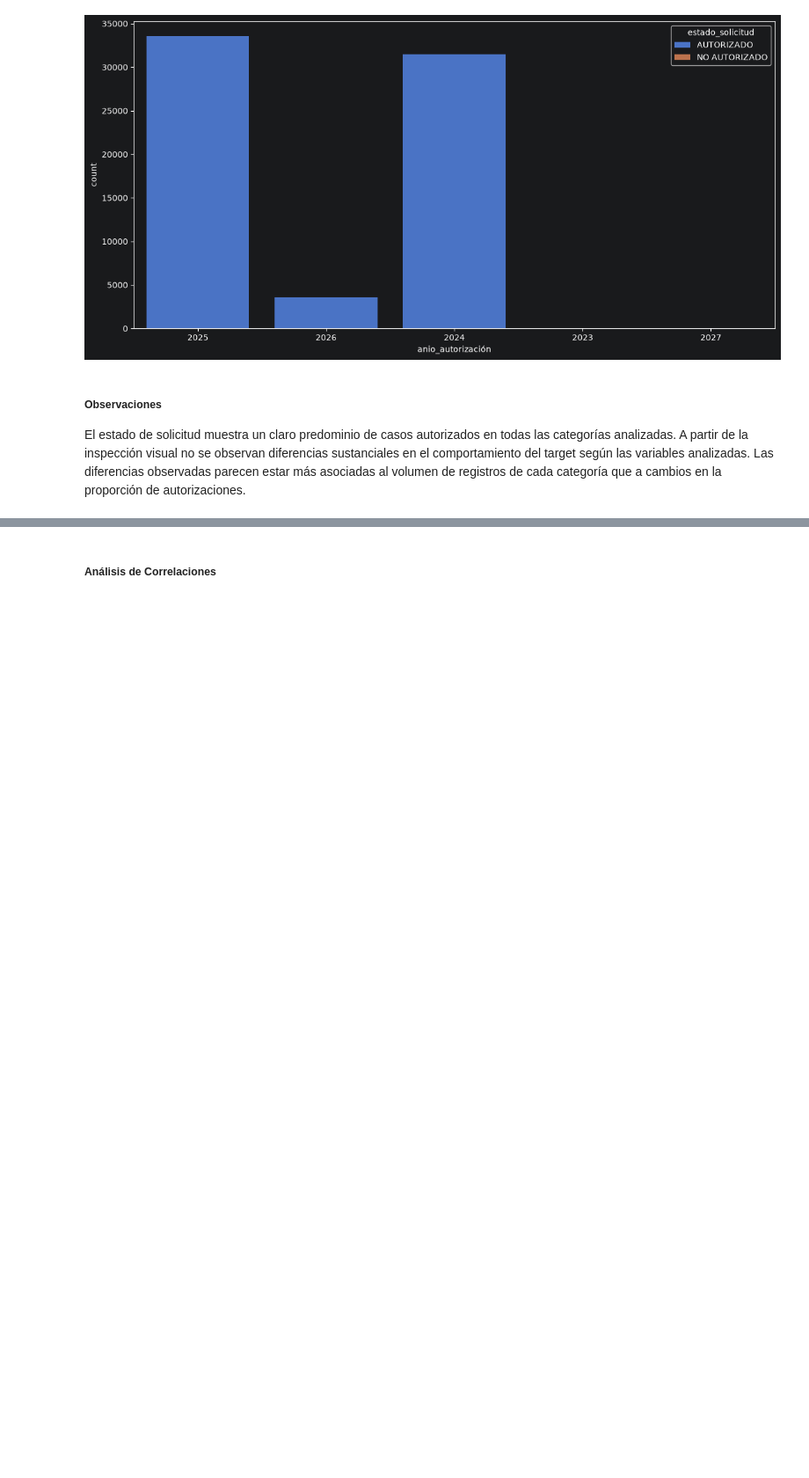
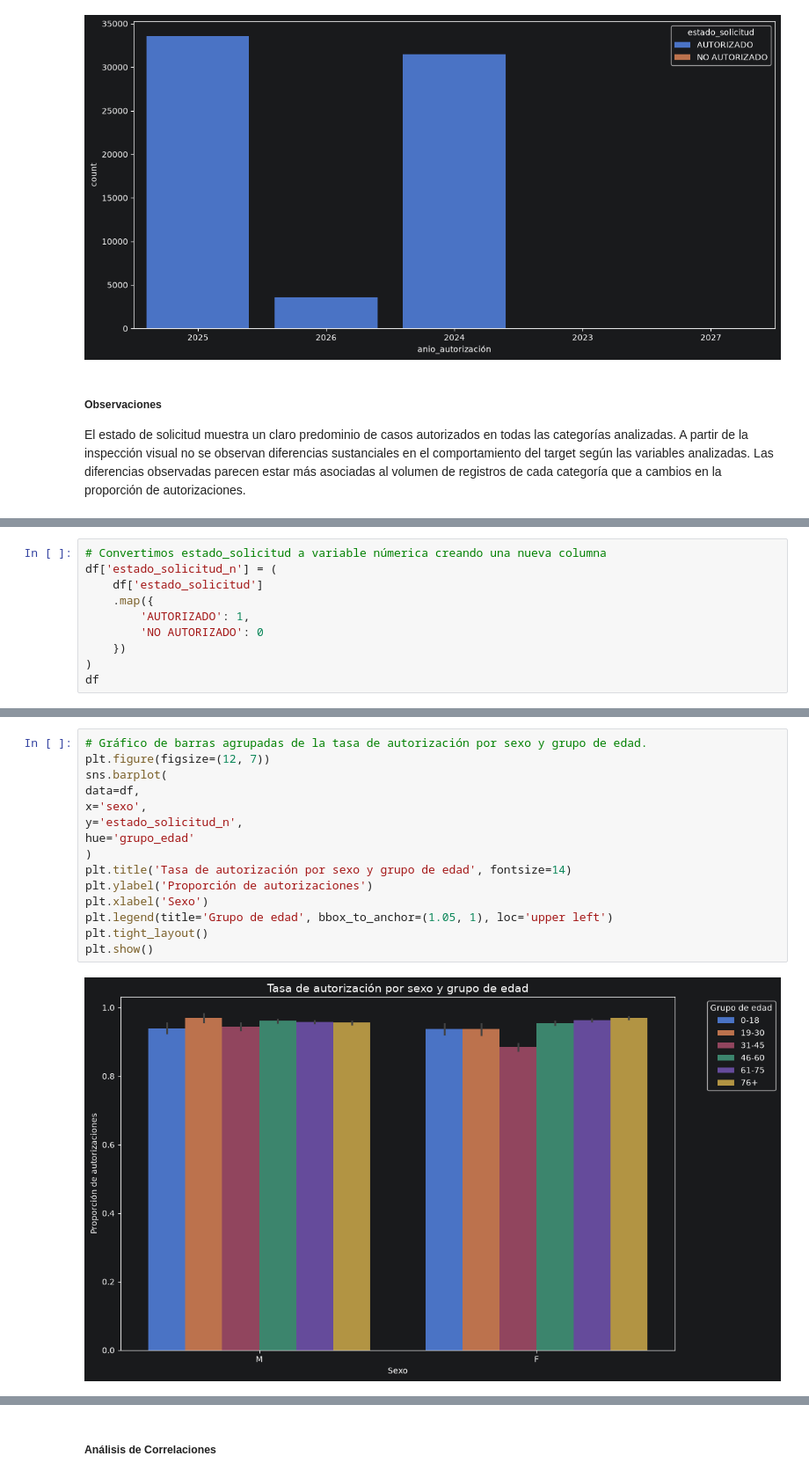
Before and after one commit to gperezucu/ucu-diploma-python_grupo_E, a Jupyter notebook: notebooks/practice.ipynb, the cells around one changed output, grey strips where cells are left out. Shown at 88% size. Saved outputs shown, nothing was run; the diff lists cells and outputs as text; blank space fills up the shorter version.

Commit message:
cambio en target frente a varias predictoras

```diff
--- a/notebooks/practice.ipynb
+++ b/notebooks/practice.ipynb
@@ -1041,0 +1015,10 @@ No se avanza con este tipo de análisis porque la combinación de varias predict
+# %%
+# Convertimos estado_solicitud a variable númerica creando una nueva columna
+df['estado_solicitud_n'] = (
+    df['estado_solicitud']
+    .map({
+        'AUTORIZADO': 1,
+        'NO AUTORIZADO': 0
+    })
+)
+df
@@ -1041,0 +1039,17 @@ No se avanza con este tipo de análisis porque la combinación de varias predict
+# %%
+# Gráfico de barras agrupadas de la tasa de autorización por sexo y grupo de edad.
+plt.figure(figsize=(12, 7))
+sns.barplot(
+data=df,
+x='sexo',
+y='estado_solicitud_n',
+hue='grupo_edad'
+)
+plt.title('Tasa de autorización por sexo y grupo de edad', fontsize=14)
+plt.ylabel('Proporción de autorizaciones')
+plt.xlabel('Sexo')
+plt.legend(title='Grupo de edad', bbox_to_anchor=(1.05, 1), loc='upper left')
+plt.tight_layout()
+plt.show()
+# %% [output]
+[figure, added]
```
Also changed, not shown: parts of 14 cells of this notebook.
